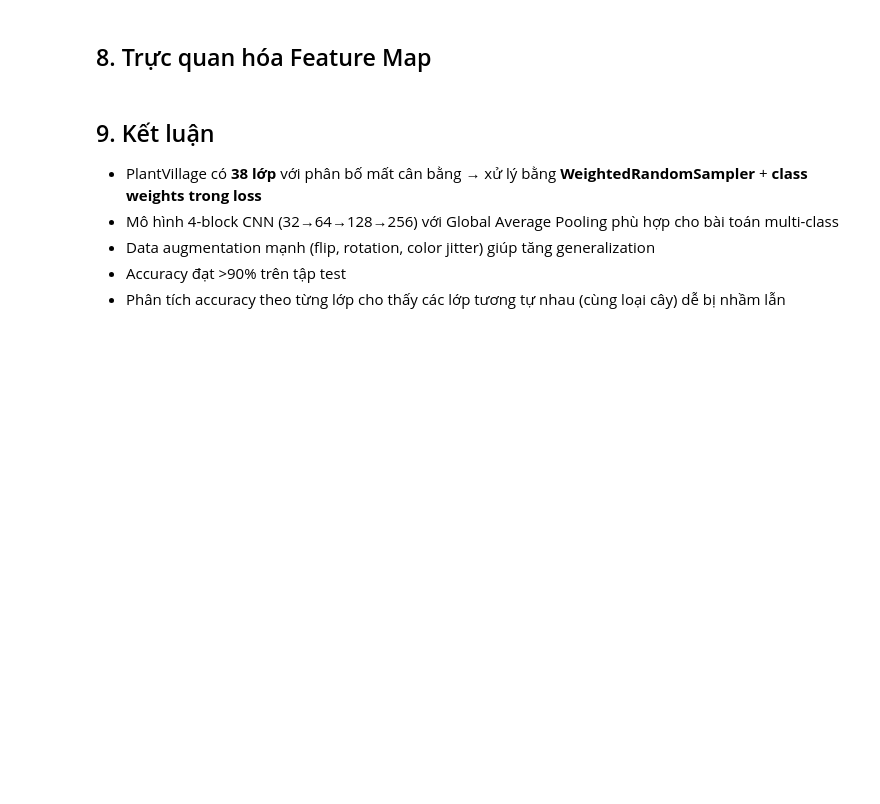
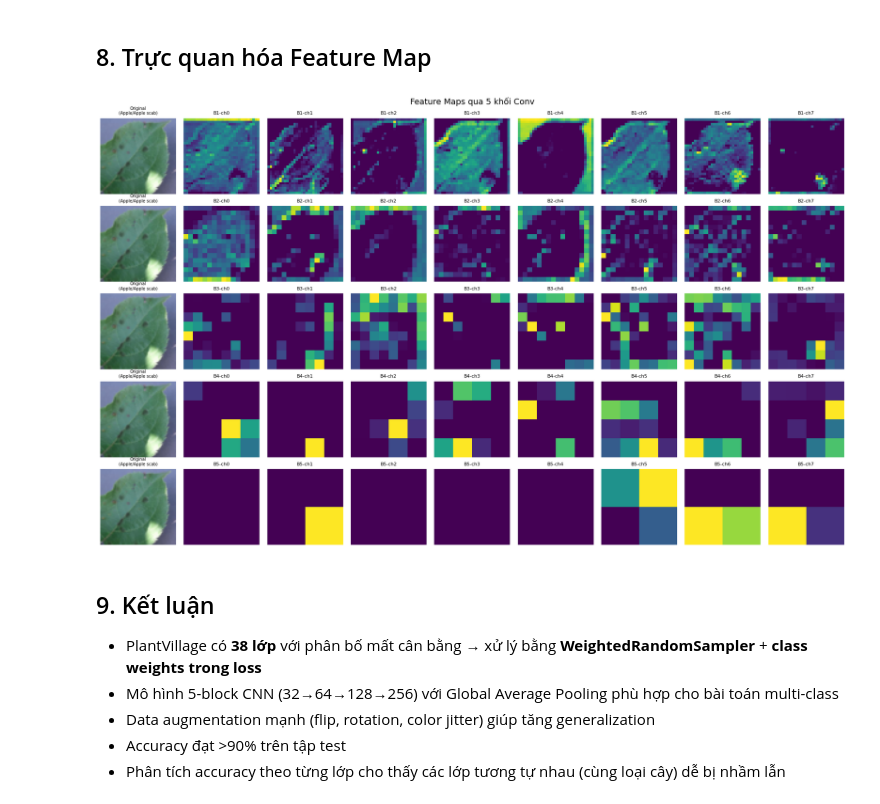
Before and after one commit to tranguyenxuwu/DeepLearning, a Jupyter notebook: 7/CNN_PlantVillage.ipynb, the cells around one changed output. Saved outputs shown, nothing was run; the diff lists cells and outputs as text; code cells hidden in the pictures; blank space fills up the shorter version.

```diff
--- a/7/CNN_PlantVillage.ipynb
+++ b/7/CNN_PlantVillage.ipynb
@@ -195,8 +211,8 @@ class_weights = {cls: 1.0 / count for cls, count in class_counts.items()}
 sample_weights = [class_weights[t] for t in targets]
 sampler = WeightedRandomSampler(sample_weights, num_samples=len(sample_weights), replacement=True)
 
-train_loader = DataLoader(train_dataset, batch_size=BATCH_SIZE, sampler=sampler, num_workers=2)
-test_loader  = DataLoader(test_dataset, batch_size=BATCH_SIZE, shuffle=False, num_workers=2)
+train_loader = DataLoader(train_dataset, batch_size=BATCH_SIZE, sampler=sampler, num_workers=4, pin_memory=True, persistent_workers=True)
+test_loader  = DataLoader(test_dataset, batch_size=BATCH_SIZE, shuffle=False, num_workers=4, pin_memory=True, persistent_workers=True)
 
 print(f'Batch size: {BATCH_SIZE}')
 print(f'Số batch train: {len(train_loader)}')
@@ -208,7 +230,7 @@ print(f'\nWeightedRandomSampler được áp dụng để xử lý mất cân b
 class PlantVillage_CNN(nn.Module):
     """
     CNN tự thiết kế cho PlantVillage (không dùng pretrained).
-    4 khối Conv + BatchNorm + ReLU + MaxPool + Dropout
+    5 khối Conv + BatchNorm + ReLU + MaxPool + Dropout
     Global Average Pooling + FC cho 38 lớp.
     """
     def __init__(self, num_classes=38):
@@ -238,14 +260,20 @@ class PlantVillage_CNN(nn.Module):
             nn.Conv2d(256, 256, 3, padding=1), nn.BatchNorm2d(256), nn.ReLU(),
             nn.MaxPool2d(2, 2), nn.Dropout2d(0.2)
         )
+        # Block 5: 256 -> 512, 4x4 -> 2x2
+        self.block5 = nn.Sequential(
+            nn.Conv2d(256, 512, 3, padding=1), nn.BatchNorm2d(512), nn.ReLU(),
+            nn.Conv2d(512, 512, 3, padding=1), nn.BatchNorm2d(512), nn.ReLU(),
+            nn.MaxPool2d(2, 2), nn.Dropout2d(0.2)
+        )
         # Global Average Pooling + Classifier
         self.gap = nn.AdaptiveAvgPool2d(1)
         self.classifier = nn.Sequential(
             nn.Flatten(),
-            nn.Linear(256, 256),
+            nn.Linear(512, 512),
             nn.ReLU(),
             nn.Dropout(0.5),
-            nn.Linear(256, num_classes)
+            nn.Linear(512, num_classes)
         )
 
     def forward(self, x):
@@ -253,6 +281,7 @@ class PlantVillage_CNN(nn.Module):
         x = self.block2(x)
         x = self.block3(x)
         x = self.block4(x)
+        x = self.block5(x)
         x = self.gap(x)
         x = self.classifier(x)
         return x
@@ -431,43 +526,46 @@ for idx in low_acc_idx:
 # %%
 model.eval()
 test_images, test_labels = next(iter(test_loader))
 img = test_images[0].unsqueeze(0).to(device)
 
 with torch.no_grad():
     feat1 = model.block1(img)
     feat2 = model.block2(feat1)
     feat3 = model.block3(feat2)
     feat4 = model.block4(feat3)
+    feat5 = model.block5(feat4) if hasattr(model, 'block5') else feat4
 
 # Denormalize
 orig = test_images[0].permute(1, 2, 0).numpy()
 orig = orig * np.array([0.229, 0.224, 0.225]) + np.array([0.485, 0.456, 0.406])
 orig = np.clip(orig, 0, 1)
 
 label_name = target_names[test_labels[0]].replace('___', '/').replace('_', ' ')[:30]
 
-fig, axes = plt.subplots(4, 9, figsize=(18, 9))
-for row in range(4):
+fig, axes = plt.subplots(5, 9, figsize=(18, 11))
+for row in range(5):
     axes[row][0].imshow(orig)
     axes[row][0].set_title(f'Original\n({label_name})', fontsize=7)
     axes[row][0].axis('off')
 
-feats = [feat1, feat2, feat3, feat4]
-block_names = ['B1', 'B2', 'B3', 'B4']
+feats = [feat1, feat2, feat3, feat4, feat5]
+block_names = ['B1', 'B2', 'B3', 'B4', 'B5']
 for row, (feat, bname) in enumerate(zip(feats, block_names)):
     for i in range(8):
         axes[row][i+1].imshow(feat[0, i].cpu().numpy(), cmap='viridis')
         axes[row][i+1].set_title(f'{bname}-ch{i}', fontsize=8)
         axes[row][i+1].axis('off')
 
-plt.suptitle('Feature Maps qua 4 khối Conv', fontsize=14)
+plt.suptitle('Feature Maps qua 5 khối Conv', fontsize=14)
 plt.tight_layout()
 plt.show()
+# %% [output]
+[figure, added]
 # %% [markdown]
 ## 9. Kết luận
 
 - PlantVillage có **38 lớp** với phân bố mất cân bằng → xử lý bằng **WeightedRandomSampler** + **class weights trong loss**
-- Mô hình 4-block CNN (32→64→128→256) với Global Average Pooling phù hợp cho bài toán multi-class
+- Mô hình 5-block CNN (32→64→128→256) với Global Average Pooling phù hợp cho bài toán multi-class
 - Data augmentation mạnh (flip, rotation, color jitter) giúp tăng generalization
 - Accuracy đạt >90% trên tập test
 - Phân tích accuracy theo từng lớp cho thấy các lớp tương tự nhau (cùng loại cây) dễ bị nhầm lẫn
```
Also changed, not shown: parts of 14 cells of this notebook, 5 other files.
